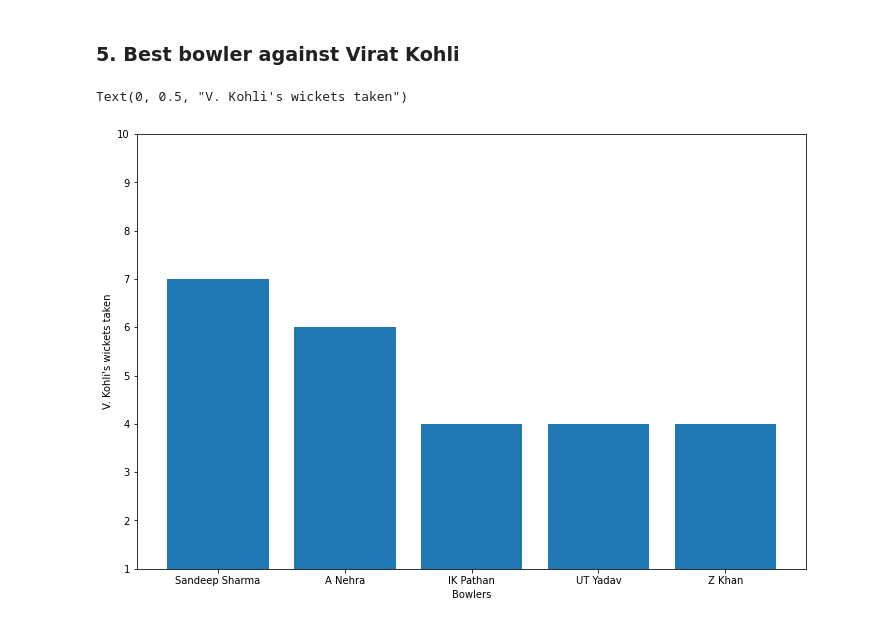
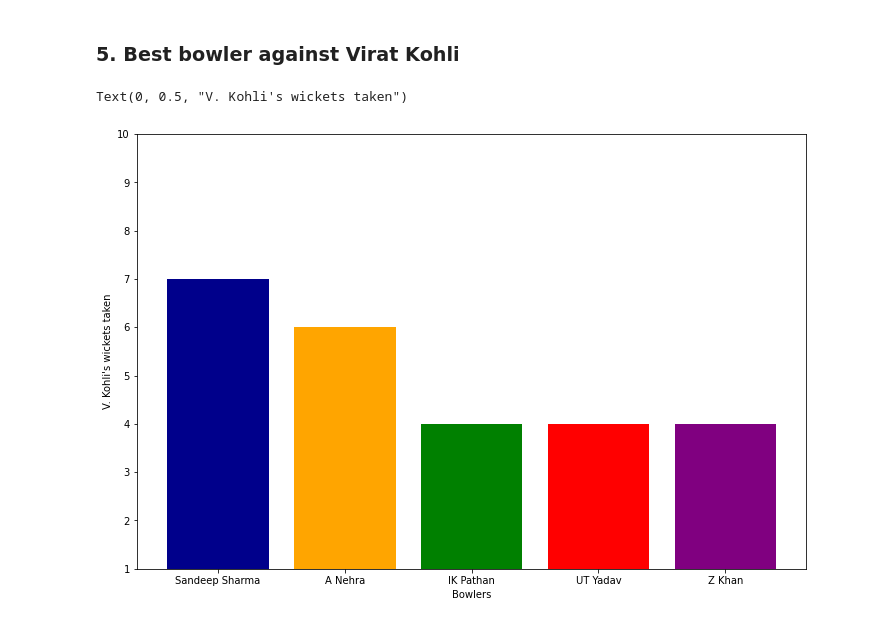
Before and after one commit to Rohanjos97/data-mining-asignments, a Jupyter notebook: IT496_Introduction_to Data_Mining _Lab Assignment_01.ipynb, the cells around one changed output. Saved outputs shown, nothing was run; the diff lists cells and outputs as text; code cells hidden in the pictures.

```diff
--- a/IT496_Introduction_to Data_Mining _Lab Assignment_01.ipynb
+++ b/IT496_Introduction_to Data_Mining _Lab Assignment_01.ipynb
@@ -950,25 +950,27 @@ From the trend above, we can determine that most players are dismissed by fieldi
 # %%
 VKohli_matches = df[df["batsman"] == "V Kohli"]
 best_bowler_against = VKohli_matches[VKohli_matches['is_wicket'] == 1]
 
 best_bowler_against
 
 count=0
 bowler=[]
 for i in range(len(best_bowler_against)):
     bowler.append(best_bowler_against['bowler'].iloc[i])
 
 
 lst = [(i,bowler.count(i)) for i in set(bowler)]
 
 bowler_count = pd.DataFrame(lst, columns=['bowler', 'wickets'])
 bowler_count = bowler_count.sort_values(by='wickets', ascending=False).head(5)
 
+col=['darkblue', 'orange', 'green', 'red', 'purple']
+
 fig, axes = plt.subplots(1,1, figsize=(12, 8))
-axes.bar(bowler_count['bowler'], bowler_count['wickets'])
+axes.bar(bowler_count['bowler'], bowler_count['wickets'], color=col)
 axes.set(ylim=[1, 10])
 axes.set_xlabel('Bowlers')
 axes.set_ylabel('V. Kohli\'s wickets taken')
 # %% [output]
 Text(0, 0.5, "V. Kohli's wickets taken")
-[figure, old version]
+[figure, new version]
```
